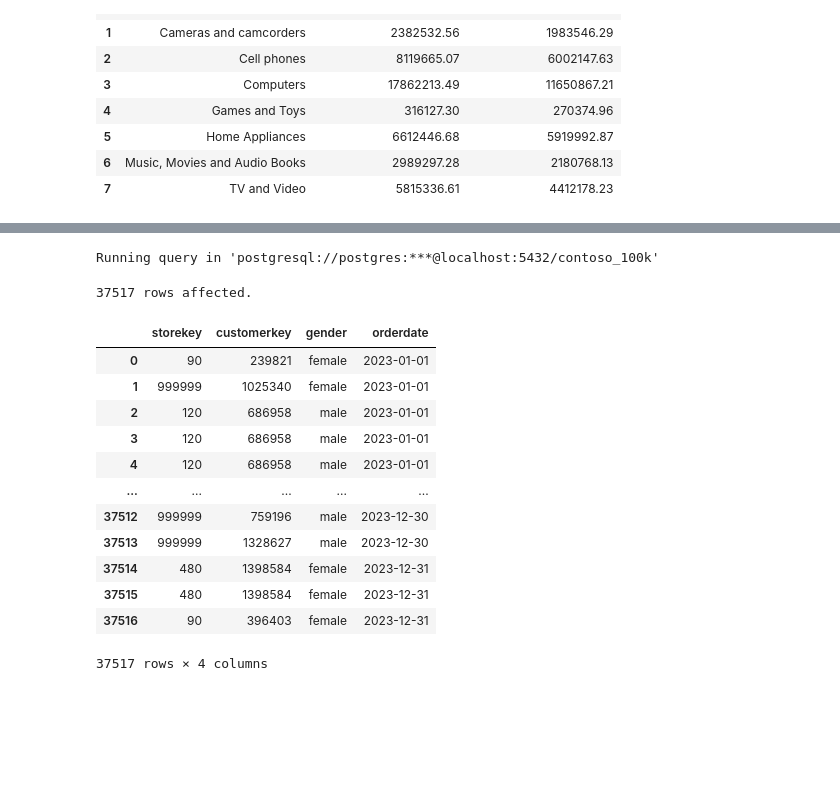
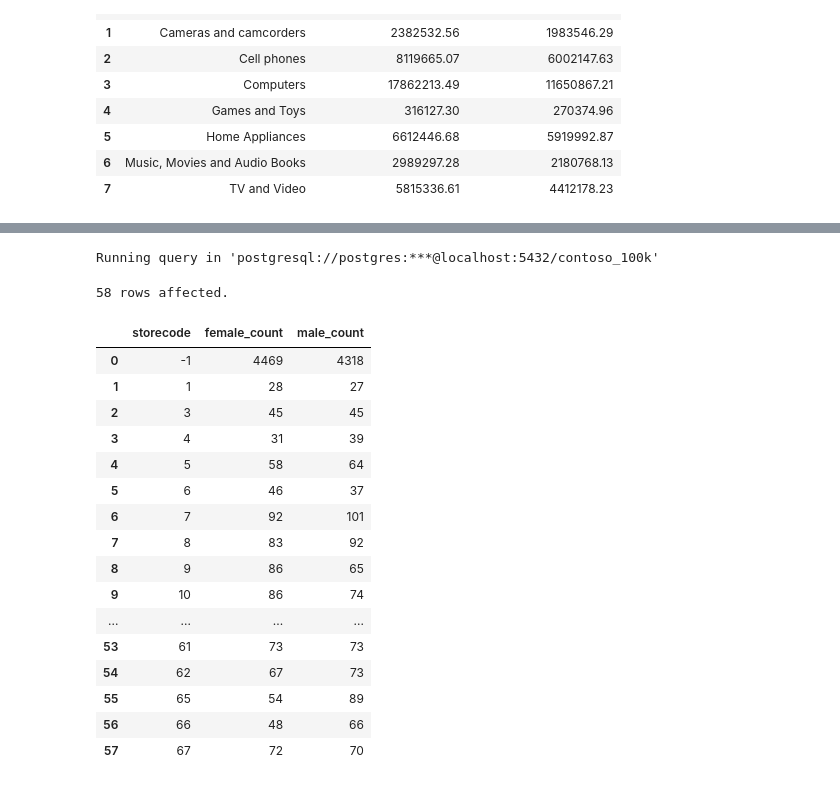
Before and after one commit to kreexus/luke_barrouse_sql, a Jupyter notebook: 1_Pivot_With_Case_Statements/1_Basic_Aggregation.ipynb, the cells around one changed output, grey strips where cells are left out. Drawn from its saved outputs; the diff is of its cells as text; code cells hidden in the pictures; blank space fills up the shorter version.

```diff
--- a/1_Pivot_With_Case_Statements/1_Basic_Aggregation.ipynb
+++ b/1_Pivot_With_Case_Statements/1_Basic_Aggregation.ipynb
@@ -553,42 +553,45 @@ Running query in 'postgresql://postgres:***@localhost:5432/contoso_100k'
 # %% [markdown]
 <img src="https://github.com/lukebarousse/Int_SQL_Data_Analytics_Course/blob/main/Resources/images/1.2_category_year.png?raw=1" alt="Continent" width="50%">
 # %%
-# Customer Gender Distribution by Store (1.1.1) - Problem
-# Calculate the total number of unique male and female customers who made purchases in each store in 2023. This will help in understanding the gender distribution of customers across different stores.
+#Customer Gender Distribution by Store (1.1.1) - Problem
+#Calculate the total number of unique male and female customers who made purchases in each store in 2023. This will help in understanding the gender distribution of customers across different stores.
 #Use COUNT with CASE WHEN to count male and female customers separately.
 #Group the results by storecode and order them by storecode.
 
 %%sql
-select
-  st.storekey,
-  c.customerkey,
-  c.gender,
-  case when
-    c.gender = 'female', count distinct (customerkey)
-    else count distinct (customerkey)
 
-from sales as s
-inner join store as st
+SELECT
+st.storecode,
+COUNT (DISTINCT CASE WHEN c.gender = 'female' THEN s.customerkey END) as female_count,
+COUNT (DISTINCT CASE WHEN c.gender = 'male' THEN s.customerkey END) as male_count
+
+FROM sales as s
+LEFT JOIN customer as c
+  on s.customerkey = c.customerkey
+LEFT JOIN store as st
   on s.storekey = st.storekey
-inner join customer as c
-  on s.customerkey = c.customerkey
 
-where extract (year from s.orderdate) = 2023
+WHERE EXTRACT (YEAR FROM s.orderdate) = 2023
 
-group by c.gender
+GROUP BY st.storecode
+ORDER BY st.storecode
 # %% [output]
 Running query in 'postgresql://postgres:***@localhost:5432/contoso_100k'
-37517 rows affected.
+58 rows affected.
-|  | storekey | customerkey | gender | orderdate |
-| 0 | 90 | 239821 | female | 2023-01-01 |
-| 1 | 999999 | 1025340 | female | 2023-01-01 |
-| 2 | 120 | 686958 | male | 2023-01-01 |
-| 3 | 120 | 686958 | male | 2023-01-01 |
-| 4 | 120 | 686958 | male | 2023-01-01 |
-| ... | ... | ... | ... | ... |
-| 37512 | 999999 | 759196 | male | 2023-12-30 |
-| 37513 | 999999 | 1328627 | male | 2023-12-30 |
-| 37514 | 480 | 1398584 | female | 2023-12-31 |
-| 37515 | 480 | 1398584 | female | 2023-12-31 |
-| 37516 | 90 | 396403 | female | 2023-12-31 |
+|  | storecode | female_count | male_count |
+| 0 | -1 | 4469 | 4318 |
+| 1 | 1 | 28 | 27 |
+| 2 | 3 | 45 | 45 |
+| 3 | 4 | 31 | 39 |
+| 4 | 5 | 58 | 64 |
+| 5 | 6 | 46 | 37 |
+| 6 | 7 | 92 | 101 |
+| 7 | 8 | 83 | 92 |
+| 8 | 9 | 86 | 65 |
+| 9 | 10 | 86 | 74 |
+| ... | ... | ... | ... |
+| 53 | 61 | 73 | 73 |
+| 54 | 62 | 67 | 73 |
+| 55 | 65 | 54 | 89 |
+| 56 | 66 | 48 | 66 |
+| 57 | 67 | 72 | 70 |
-37517 rows × 4 columns
```
Also changed, not shown: parts of 11 cells of this notebook.
